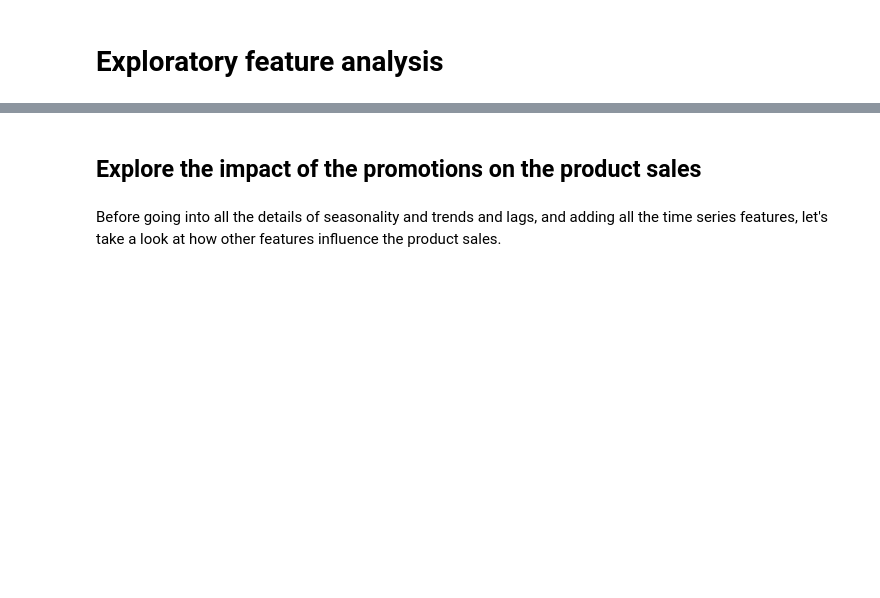
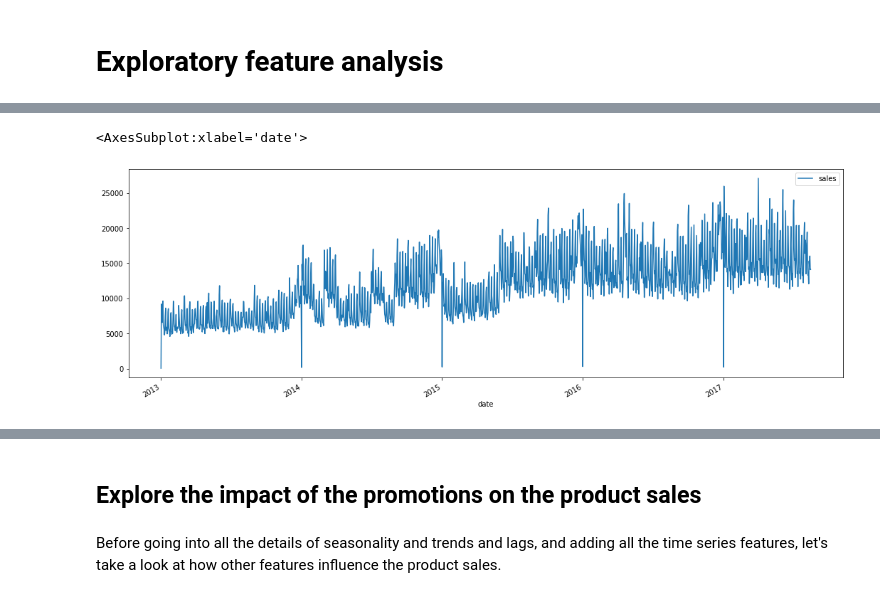
Before and after one commit to Shikunsh/time-series-forecasting, a Jupyter notebook: Store_Sales_Time_Series_Forecasting.ipynb, the cells around one changed output, grey strips where cells are left out. Drawn from its saved outputs; the diff is of its cells as text; code cells hidden in the pictures; blank space fills up the shorter version.

```diff
--- a/Store_Sales_Time_Series_Forecasting.ipynb
+++ b/Store_Sales_Time_Series_Forecasting.ipynb
@@ -70,6 +102,3 @@ There is no missing data in the train dat set.
 df.isnull().any(axis = 1).any()
 # %% [output]
 False
-# %%
-df.dropna(how='any',inplace=True)
-df.shape
@@ -87,3 +104,0 @@ df_oh.head()
-# %%
-df = pd.merge(df,stores, how = 'inner', on='store_nbr')
-df.head()
@@ -107,0 +134,5 @@ store1_nearEQ.head()
+# %%
+# total sales per day per store
+sales_ps = df.groupby(['date','store_nbr'])['sales','onpromotion'].sum()
+sales_ps = sales_ps.groupby(['date'])['sales','onpromotion'].mean()
+sales_ps.head()
@@ -107,0 +147,7 @@ store1_nearEQ.head()
+# %%
+corr_oil = pd.merge(oil, sales_ps, how = 'right', on='date').interpolate(method='bfill')
+# %%
+corr_oil.plot(x = 'date', y=['sales'], figsize=(18,6))
+# %% [output]
+<AxesSubplot:xlabel='date'>
+[figure, added]
```
Also changed, not shown: parts of 103 cells of this notebook.
